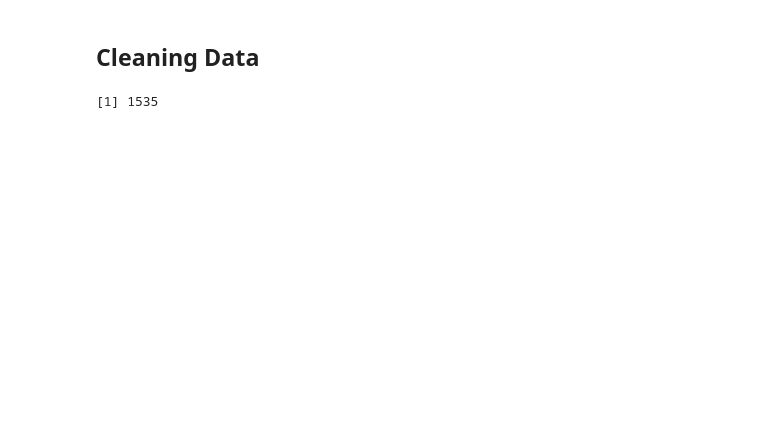
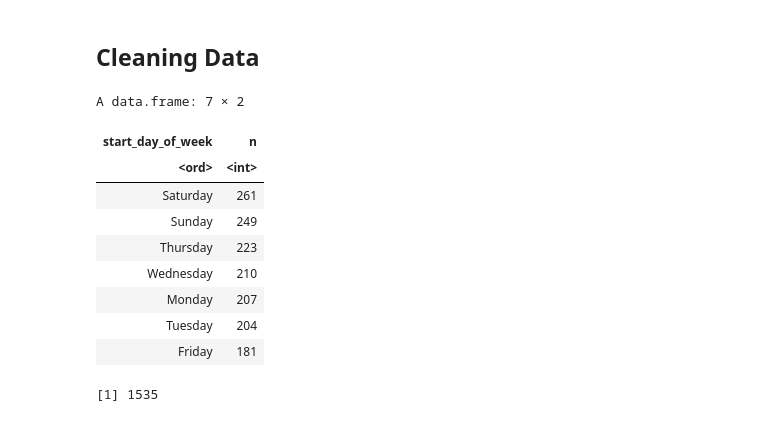
Before and after one commit to agam-26/DSCI_100_Group_26, a Jupyter notebook: Project_report.ipynb, the cells around one changed output. Drawn from its saved outputs; the diff is of its cells as text; code cells hidden in the pictures; blank space fills up the shorter version.

```diff
--- a/Project_report.ipynb
+++ b/Project_report.ipynb
@@ -158,6 +218,22 @@ mutate( start_time = dmy_hm(start_time),
 
 # Now we have start time and end time in terms of weekdays !
 # source - https://lubridate.tidyverse.org/reference/day.html
+# %%
+weekday_activity <- combined_data_weekdays |>
+  count(start_day_of_week, sort = TRUE)
+
+weekday_activity
+# %% [output]
+A data.frame: 7 × 2
+| start_day_of_week | n |
+| <ord> | <int> |
+| Saturday | 261 |
+| Sunday | 249 |
+| Thursday | 223 |
+| Wednesday | 210 |
+| Monday | 207 |
+| Tuesday | 204 |
+| Friday | 181 |
 # %%
 # predict day of the week using age, gender and experience
 polished_data <- combined_data_weekdays |>
```
Also changed, not shown: parts of 11 cells of this notebook, 1 other file.
